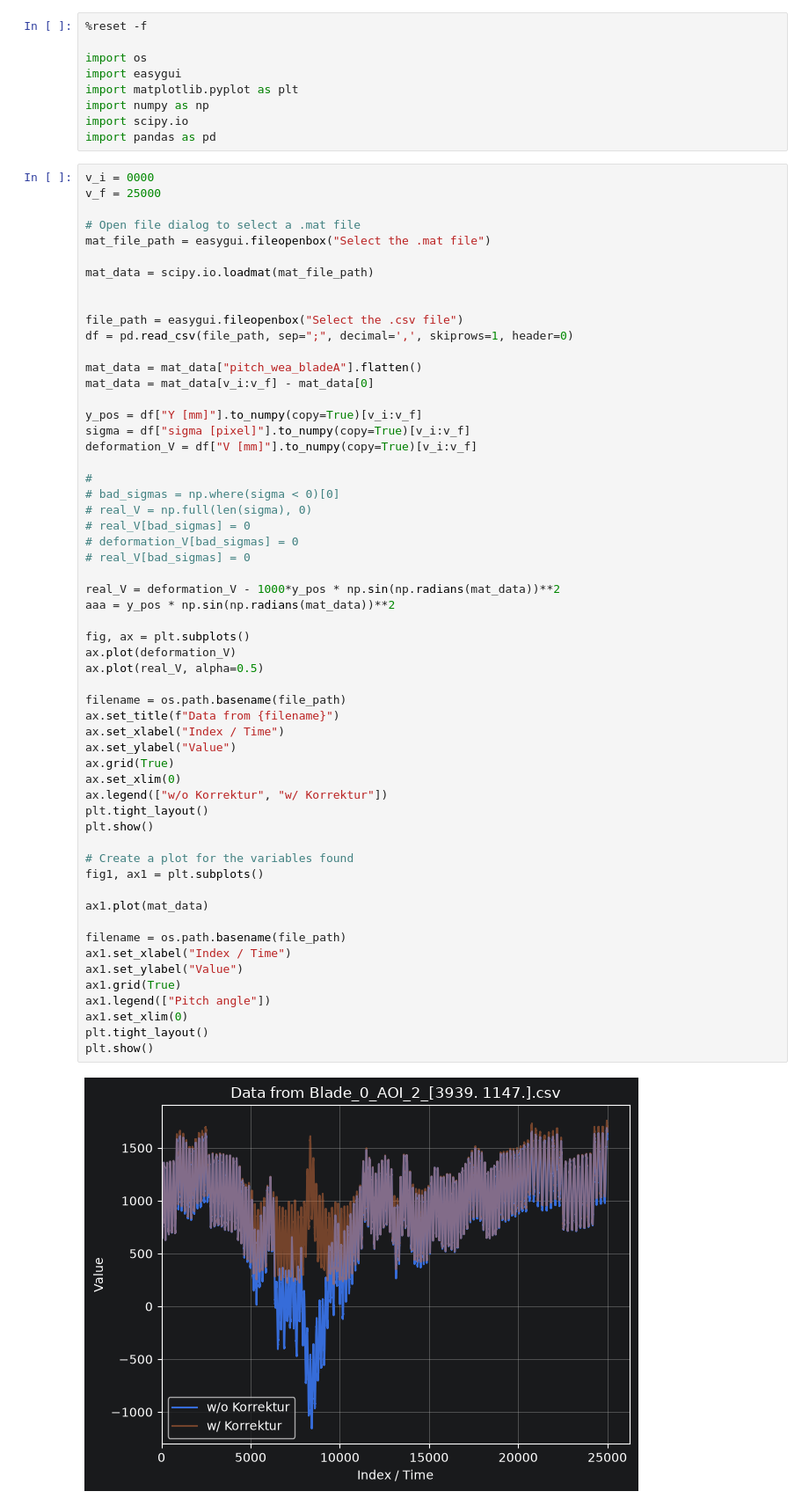
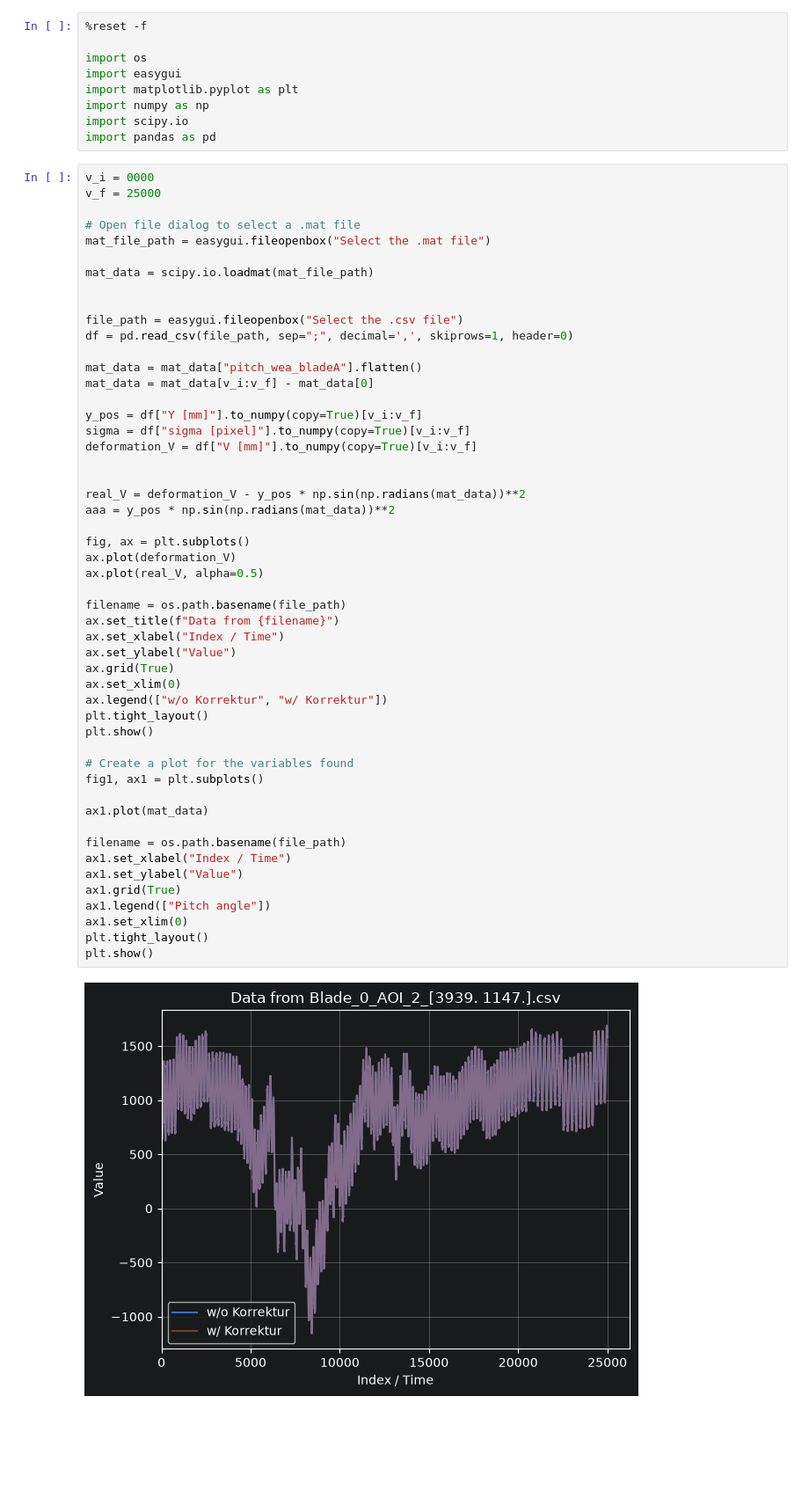
Before and after one commit to JARC99/tfd-wea-dic, a Jupyter notebook: sandbox/sandbox.ipynb, the cells around one changed output. Shown at 88% size. Cells and saved outputs as stored; diff of their text form; blank space fills up the shorter version.

Commit message:
Fixed debugger issue with the plots

```diff
--- a/sandbox/sandbox.ipynb
+++ b/sandbox/sandbox.ipynb
@@ -27,43 +27,37 @@ y_pos = df["Y [mm]"].to_numpy(copy=True)[v_i:v_f]
 sigma = df["sigma [pixel]"].to_numpy(copy=True)[v_i:v_f]
 deformation_V = df["V [mm]"].to_numpy(copy=True)[v_i:v_f]
 
-#
-# bad_sigmas = np.where(sigma < 0)[0]
-# real_V = np.full(len(sigma), 0)
-# real_V[bad_sigmas] = 0
-# deformation_V[bad_sigmas] = 0
-# real_V[bad_sigmas] = 0
 
-real_V = deformation_V - 1000*y_pos * np.sin(np.radians(mat_data))**2
+real_V = deformation_V - y_pos * np.sin(np.radians(mat_data))**2
 aaa = y_pos * np.sin(np.radians(mat_data))**2
 
 fig, ax = plt.subplots()
 ax.plot(deformation_V)
 ax.plot(real_V, alpha=0.5)
 
 filename = os.path.basename(file_path)
 ax.set_title(f"Data from {filename}")
 ax.set_xlabel("Index / Time")
 ax.set_ylabel("Value")
 ax.grid(True)
 ax.set_xlim(0)
 ax.legend(["w/o Korrektur", "w/ Korrektur"])
 plt.tight_layout()
 plt.show()
 
 # Create a plot for the variables found
 fig1, ax1 = plt.subplots()
 
 ax1.plot(mat_data)
 
 filename = os.path.basename(file_path)
 ax1.set_xlabel("Index / Time")
 ax1.set_ylabel("Value")
 ax1.grid(True)
 ax1.legend(["Pitch angle"])
 ax1.set_xlim(0)
 plt.tight_layout()
 plt.show()
 # %% [output]
-[figure, old version]
+[figure, new version]
 [figure]
```
Also changed, not shown: parts of 1 cell of this notebook, 1 other file.
